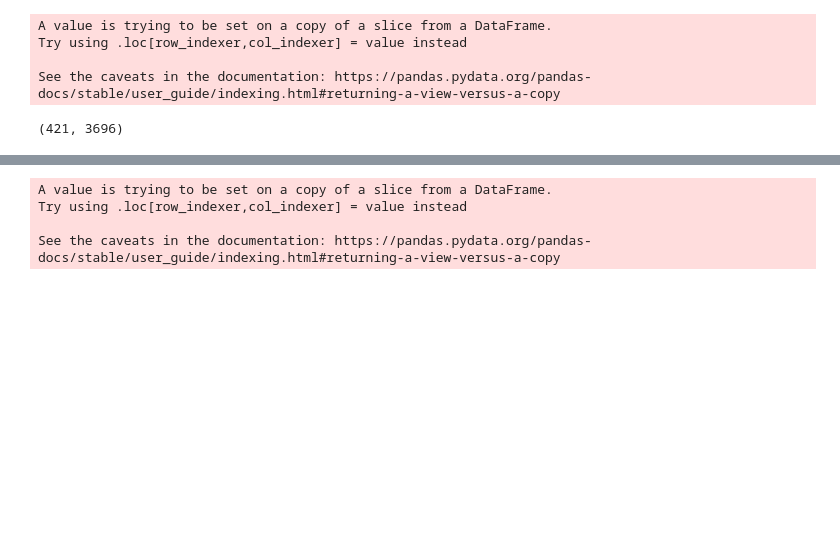
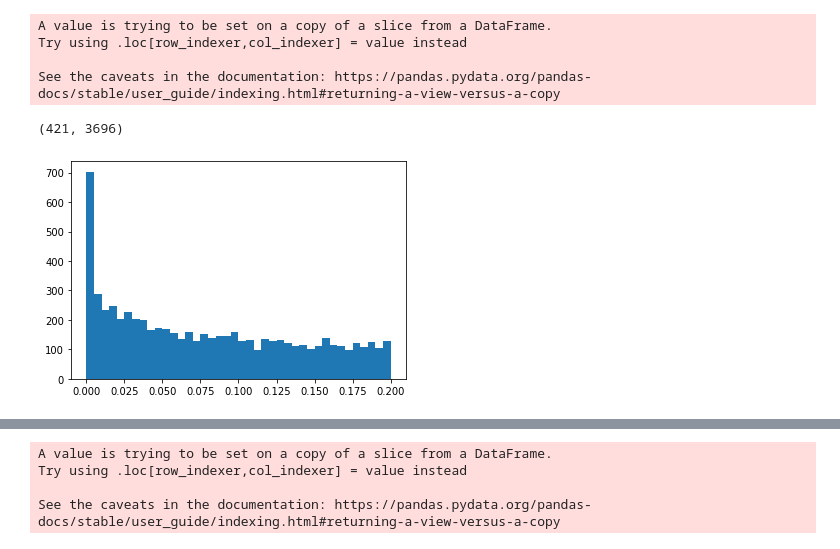
Before and after one commit to blid11/Group9, a Jupyter notebook: BrettG9_PartC2.ipynb, the cells around one changed output, grey strips where cells are left out. Drawn from its saved outputs; the diff is of its cells as text; code cells hidden in the pictures; blank space fills up the shorter version.

```diff
--- a/BrettG9_PartC2.ipynb
+++ b/BrettG9_PartC2.ipynb
@@ -125,6 +125,11 @@ Try using .loc[row_indexer,col_indexer] = value instead
 
 See the caveats in the documentation: https://pandas.pydata.org/pandas-docs/stable/user_guide/indexing.html#returning-a-view-versus-a-copy
 (421, 3696)
+# %%
+plt.hist(lg_log_fcs.values(), bins = 40, range = [0.0, 0.2])
+plt.show()
+# %% [output]
+[figure, added]
 # %%
 liver_gene_data2.head()
 # %% [output]
```
Also changed, not shown: parts of 5 cells of this notebook.
